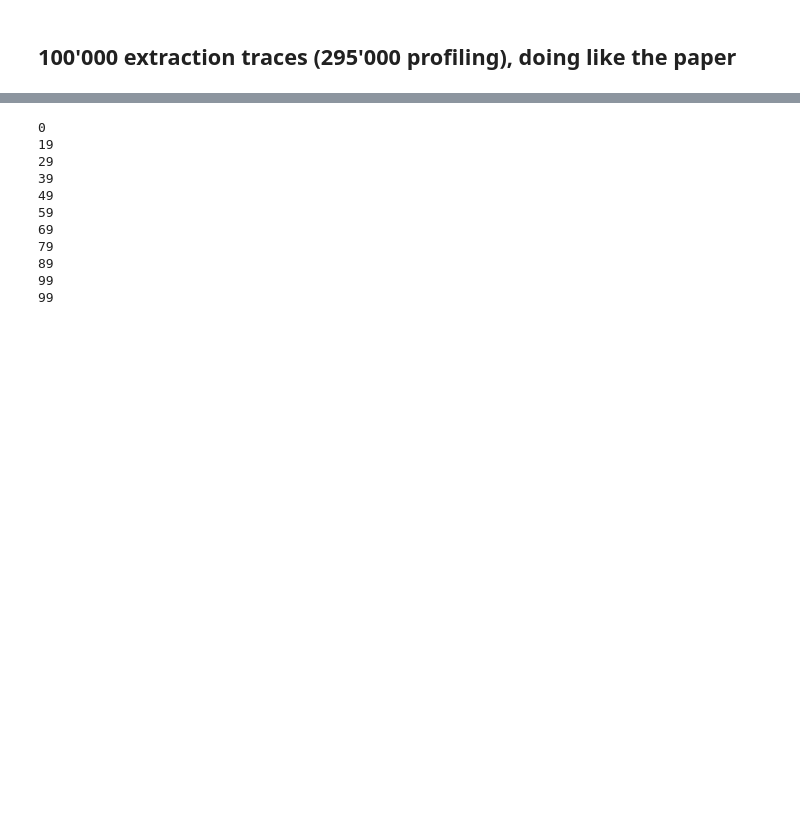
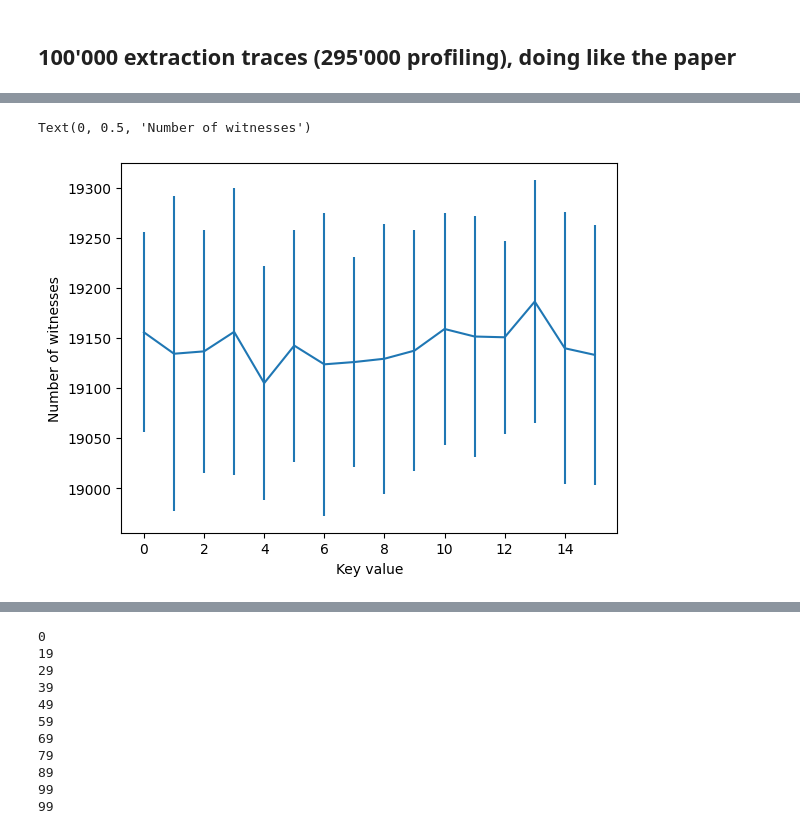
Before and after one commit to Pace222/Elisabeth-b4-SCA, a Jupyter notebook: protected_side_channel_attack/deep_learning_evaluation.ipynb, the cells around one changed output, grey strips where cells are left out. Drawn from its saved outputs; the diff is of its cells as text; code cells hidden in the pictures; blank space fills up the shorter version.

```diff
--- a/protected_side_channel_attack/deep_learning_evaluation.ipynb
+++ b/protected_side_channel_attack/deep_learning_evaluation.ipynb
@@ -321,0 +346,7 @@ array([-3088.72301557, -3087.34104912, -3086.12716124, -3085.04034909,
+# %%
+plt.errorbar(KEY_ALPHABET, [np.mean(counts[key == k]) for k in KEY_ALPHABET], yerr=[np.std(counts[key == k]) for k in KEY_ALPHABET])
+plt.xlabel("Key value")
+plt.ylabel("Number of witnesses")
+# %% [output]
+Text(0, 0.5, 'Number of witnesses')
+[figure, added]
```
Also changed, not shown: parts of 25 cells of this notebook, 2 other files.
